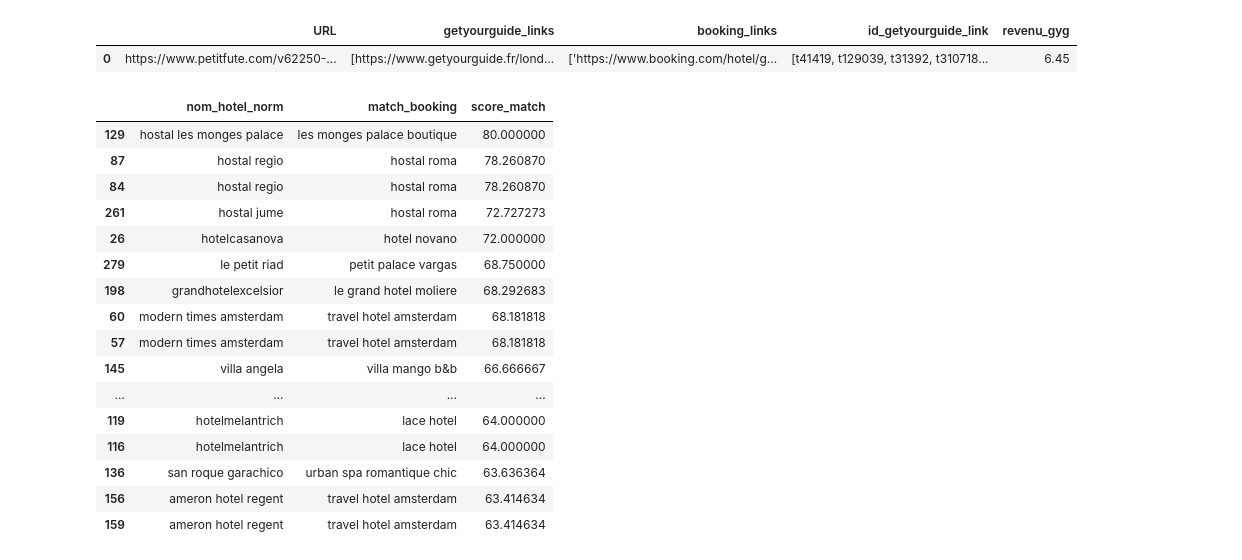
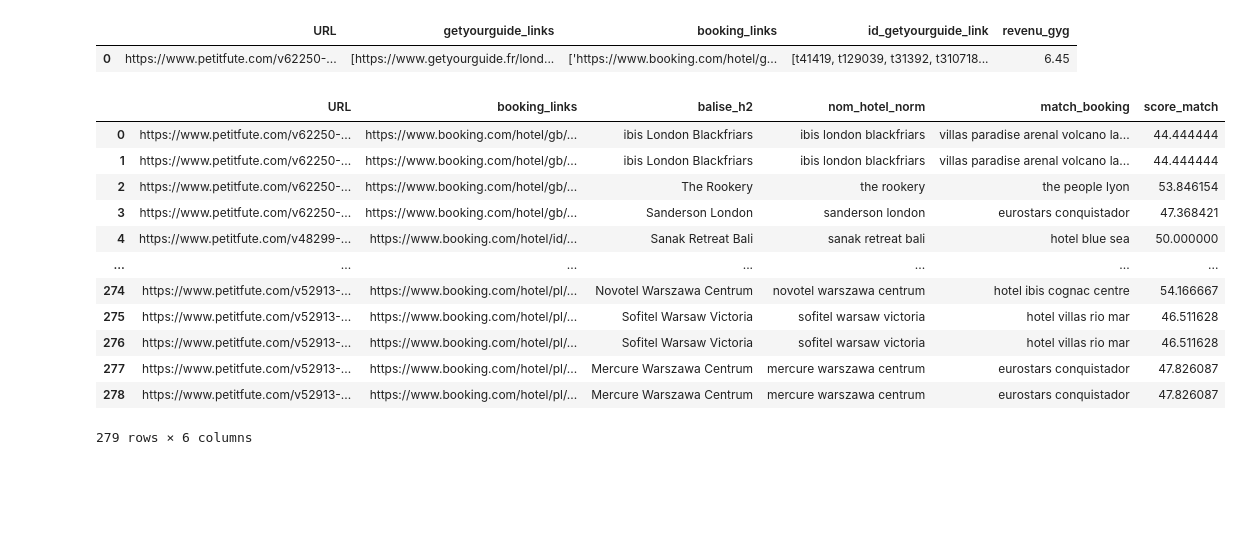
Before and after one commit to hanaa-akan/PETIT_FUTE, a Jupyter notebook: CODE/test_petit_fute.ipynb, the cells around one changed output. Saved outputs shown, nothing was run; the diff lists cells and outputs as text; code cells hidden in the pictures; blank space fills up the shorter version.

```diff
--- a/CODE/test_petit_fute.ipynb
+++ b/CODE/test_petit_fute.ipynb
@@ -5,0 +42,37 @@ liste_article_octobre = pd.read_excel(r'C:\Users\Hanaa\Desktop\PETITFUTE\data\ex
+# %%
+# ===  Charger le fichier Excel avec les formules  ===
+wb = load_workbook(
+    r"C:\Users\Hanaa\Desktop\PETITFUTE\data\exports\Opti Digital Ad Manager Hub v5.0 - Petit Futé_Audience Analytics_Tableau.xlsx",
+    data_only=False
+)
+ws = wb.active
+
+# ===  Extraire les URL ===
+urls = []
+for row in ws.iter_rows(min_col=3, max_col=3):  # colonne C
+    for cell in row:
+        if isinstance(cell.value, str) and cell.value.startswith('=HYPERLINK'):
+            match = re.search(r'"(https?://[^"]+)"', cell.value)
+            url = match.group(1) if match else None
+            if isinstance(url, str) and "google.com/url" in url:
+                m = re.search(r"q=(https[^&]+)", url)
+                if m:
+                    url = ul.unquote(m.group(1))
+            urls.append(url)
+        else:
+            urls.append(cell.value)
+
+# --- Enlever la première ligne (header Excel) ---
+urls = urls[1:]
+
+# ===  Charger avec pandas ===
+opti = pd.read_excel(
+    r"C:\Users\Hanaa\Desktop\PETITFUTE\data\exports\Opti Digital Ad Manager Hub v5.0 - Petit Futé_Audience Analytics_Tableau.xlsx"
+)
+
+# ===  Remplacer la colonne URL par les liens propres ===
+opti["URL"] = urls
+
+# ===  Sélectionner les colonnes d’intérêt ===
+opti = opti[['Breakdown', 'URL', 'Net Revenue', 'Page Views', 'Pages RPM', 'Net eCPM', 'Prebid eCPM']]
+opti['article_id'] = opti['URL'].str.extract(r'/(a\d+)-')
@@ -337,3 +323,5 @@ df_tmp[['URL', 'booking_links', 'type', 'nom_hotel']].head()
 | 2 | https://www.petitfute.com/v62250-... | https://www.booking.com/hotel/gb/... | hotel | therookery |
 | 3 | https://www.petitfute.com/v62250-... | https://www.booking.com/hotel/gb/... | hotel | sanderson |
 | 4 | https://www.petitfute.com/v48299-... | https://www.booking.com/hotel/id/... | hotel | sanak-retreat-bali |
+# %%
+df_tmp = pd.read_excel(r'C:\Users\Hanaa\Desktop\PETITFUTE\data\outputs\booking_h2_exploded.xlsx')
@@ -401,7 +387,7 @@ def normaliser_nom(nom):
     nom = re.sub(r'\s+', ' ', nom).strip()
     return nom
 
-df_tmp['nom_hotel_norm'] = df_tmp['nom_hotel'].apply(normaliser_nom)
+df_tmp['nom_hotel_norm'] = df_tmp['balise_h2'].apply(normaliser_nom)
 booking['property_name_norm'] = booking['Property name'].apply(normaliser_nom)
 # %%
 df_jointure = df_tmp.merge(
@@ -414,42 +401,39 @@ df_jointure = df_tmp.merge(
 # %%
 from rapidfuzz import process, fuzz
 
 # --- 1️⃣ Liste des noms Booking normalisés ---
 booking_names = booking['property_name_norm'].dropna().unique().tolist()
 
 # --- 2️⃣ Fonction de recherche du meilleur match ---
 def trouver_meilleur_match(nom):
     if not isinstance(nom, str) or not nom:
         return None, 0
     match, score, _ = process.extractOne(
         nom,
         booking_names,
         scorer=fuzz.token_sort_ratio  # bon pour les noms avec mots inversés
     )
     return match, score
 
 # --- 3️⃣ Application sur df_tmp ---
 df_tmp[['match_booking', 'score_match']] = df_tmp['nom_hotel_norm'].apply(
     lambda x: pd.Series(trouver_meilleur_match(x))
 )
 
 # --- 4️⃣ Vérification ---
 df_tmp[['nom_hotel_norm', 'match_booking', 'score_match']].sort_values('score_match', ascending=False).head(20)
+df_tmp
 # %% [output]
-|  | nom_hotel_norm | match_booking | score_match |
-| 129 | hostal les monges palace | les monges palace boutique | 80.000000 |
-| 87 | hostal regio | hostal roma | 78.260870 |
-| 84 | hostal regio | hostal roma | 78.260870 |
-| 261 | hostal jume | hostal roma | 72.727273 |
-| 26 | hotelcasanova | hotel novano | 72.000000 |
-| 279 | le petit riad | petit palace vargas | 68.750000 |
-| 198 | grandhotelexcelsior | le grand hotel moliere | 68.292683 |
-| 60 | modern times amsterdam | travel hotel amsterdam | 68.181818 |
-| 57 | modern times amsterdam | travel hotel amsterdam | 68.181818 |
-| 145 | villa angela | villa mango b&b | 66.666667 |
-| ... | ... | ... | ... |
-| 119 | hotelmelantrich | lace hotel | 64.000000 |
-| 116 | hotelmelantrich | lace hotel | 64.000000 |
-| 136 | san roque garachico | urban spa romantique chic | 63.636364 |
-| 156 | ameron hotel regent | travel hotel amsterdam | 63.414634 |
-| 159 | ameron hotel regent | travel hotel amsterdam | 63.414634 |
+|  | URL | booking_links | balise_h2 | nom_hotel_norm | match_booking | score_match |
+| 0 | https://www.petitfute.com/v62250-... | https://www.booking.com/hotel/gb/... | ibis London Blackfriars | ibis london blackfriars | villas paradise arenal volcano la... | 44.444444 |
+| 1 | https://www.petitfute.com/v62250-... | https://www.booking.com/hotel/gb/... | ibis London Blackfriars | ibis london blackfriars | villas paradise arenal volcano la... | 44.444444 |
+| 2 | https://www.petitfute.com/v62250-... | https://www.booking.com/hotel/gb/... | The Rookery | the rookery | the people lyon | 53.846154 |
+| 3 | https://www.petitfute.com/v62250-... | https://www.booking.com/hotel/gb/... | Sanderson London | sanderson london | eurostars conquistador | 47.368421 |
+| 4 | https://www.petitfute.com/v48299-... | https://www.booking.com/hotel/id/... | Sanak Retreat Bali | sanak retreat bali | hotel blue sea | 50.000000 |
+| ... | ... | ... | ... | ... | ... | ... |
+| 274 | https://www.petitfute.com/v52913-... | https://www.booking.com/hotel/pl/... | Novotel Warszawa Centrum | novotel warszawa centrum | hotel ibis cognac centre | 54.166667 |
+| 275 | https://www.petitfute.com/v52913-... | https://www.booking.com/hotel/pl/... | Sofitel Warsaw Victoria | sofitel warsaw victoria | hotel villas rio mar | 46.511628 |
+| 276 | https://www.petitfute.com/v52913-... | https://www.booking.com/hotel/pl/... | Sofitel Warsaw Victoria | sofitel warsaw victoria | hotel villas rio mar | 46.511628 |
+| 277 | https://www.petitfute.com/v52913-... | https://www.booking.com/hotel/pl/... | Mercure Warszawa Centrum | mercure warszawa centrum | eurostars conquistador | 47.826087 |
+| 278 | https://www.petitfute.com/v52913-... | https://www.booking.com/hotel/pl/... | Mercure Warszawa Centrum | mercure warszawa centrum | eurostars conquistador | 47.826087 |
+279 rows × 6 columns
```
Also changed, not shown: parts of 41 cells of this notebook, 3 other files.
